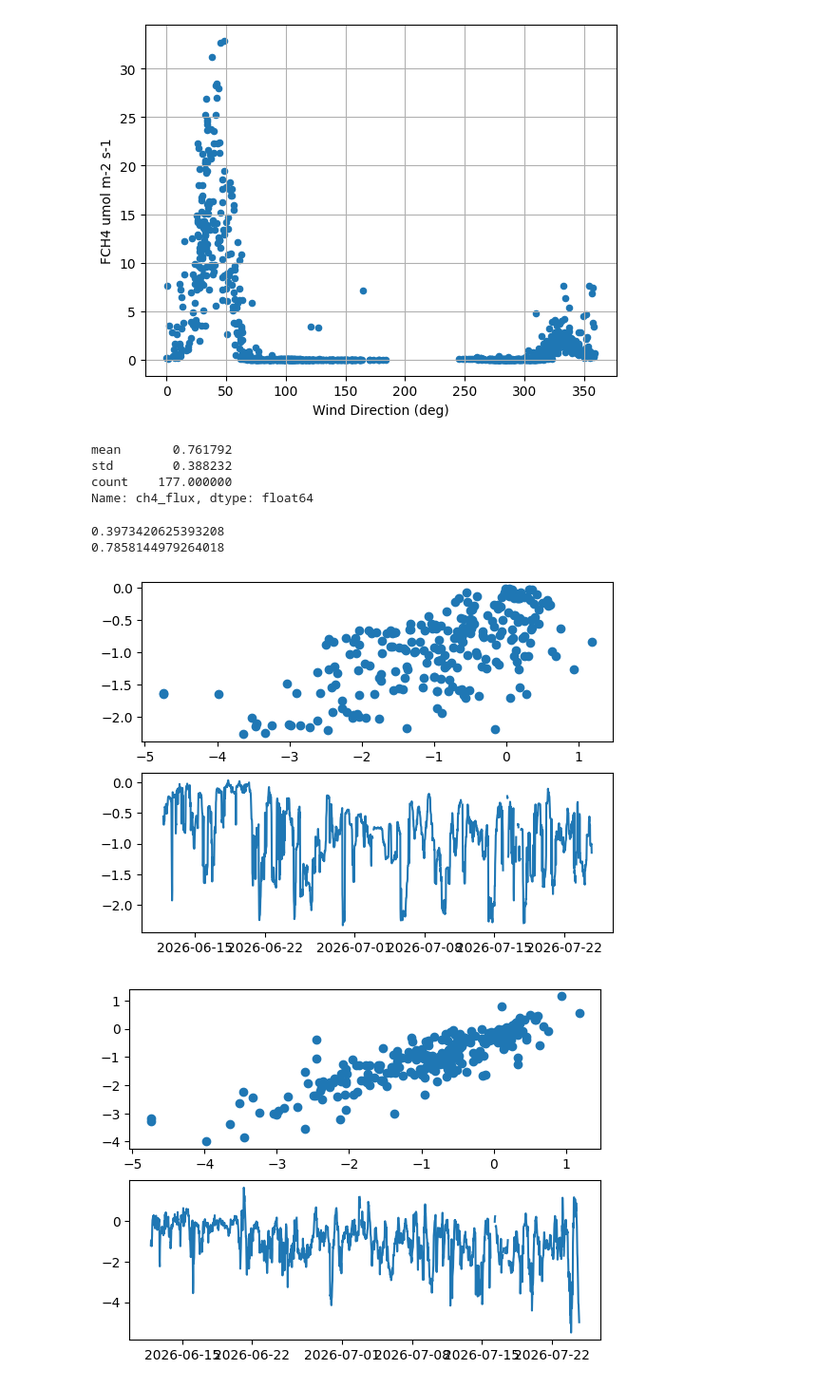
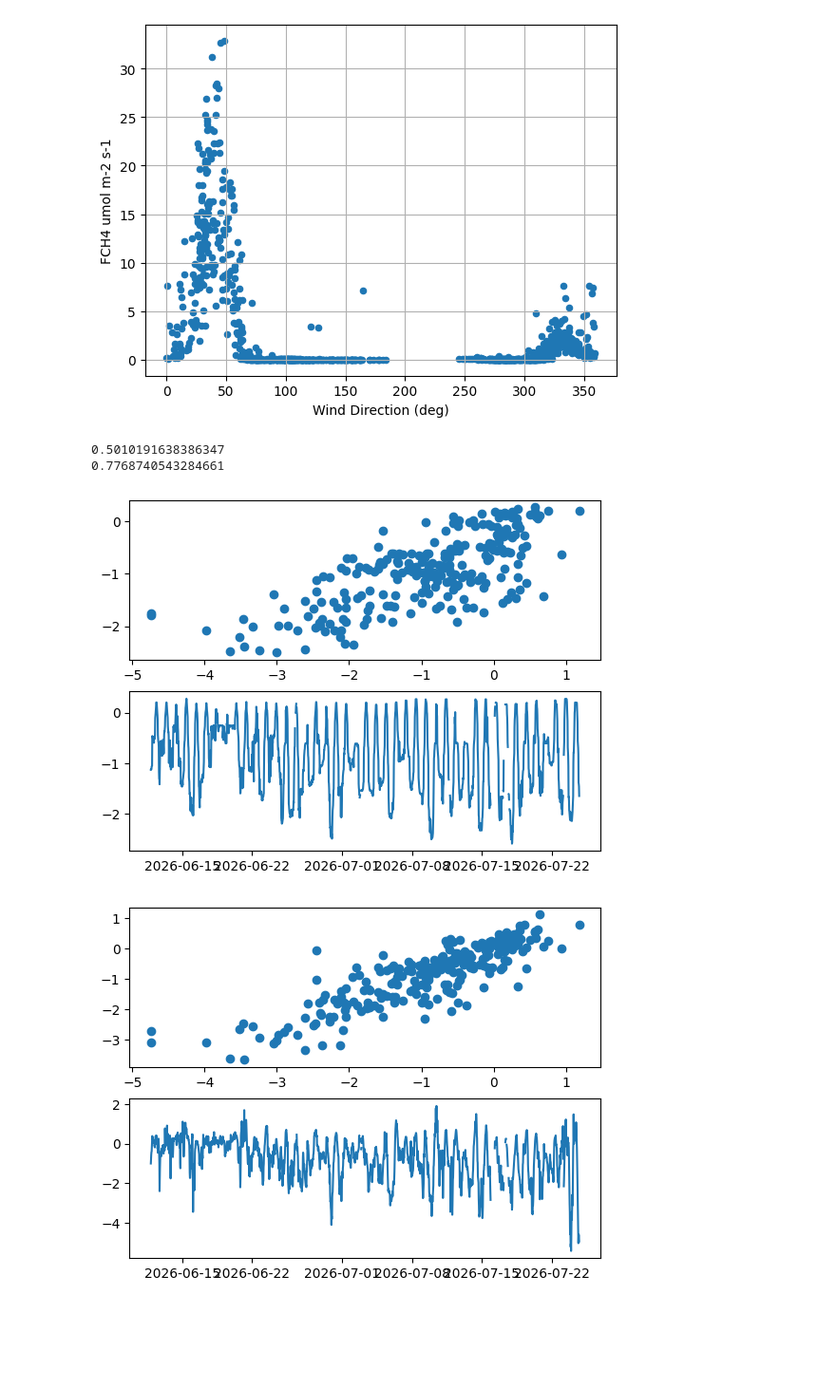
Before and after one commit to CANFLUX/pyFluxPipeline, a Jupyter notebook: .hidden/RDEC_quick_and_dirty.ipynb, the cells around one changed output. Shown at 95% size. Drawn from its saved outputs; the diff is of its cells as text; code cells hidden in the pictures; blank space fills up the shorter version.

```diff
--- a/.hidden/RDEC_quick_and_dirty.ipynb
+++ b/.hidden/RDEC_quick_and_dirty.ipynb
@@ -257,6 +296,6 @@ dtype: float64
 # %%
 
-filename = r"D:\data-dump\RDEC1\decompress\out_Test\eddypro_testing_full_output_2026-08-06T113719_exp.csv"
+filename = r"E:\data-dump\RDEC1\decompress\out_Test\eddypro_testing_full_output_2026-08-06T113719_exp.csv"
 cols = ['wind_dir','wind_speed','u*',
         'H','qc_H','LE','qc_LE','h2o_signal_mean',
         'co2_flux','qc_co2_flux','co2_signal_mean','co2_mixing_ratio',
@@ -273,6 +312,11 @@ kwagrs={
     # 'q_clip':False
 }
 dfsp = quick_filter(filename,cols,**kwagrs)
+
+
+dfsp = pd.concat([drange.loc[drange.index.isin(dfsp.index)],dfsp],axis=1).sort_index()
+dfsp['Solar_elevation_max'] = dfsp['Solar_elevation'].resample('D').max().resample('30min').bfill().ffill()
+
 dfsp['DOY'] = dfsp.index.dayofyear
 dfsp['Hour'] = dfsp.index.hour
 
@@ -296,7 +340,11 @@ for s in dfsp['Source'].unique():
 
 fig,ax=sp(kwargs={'figsize':(8,5)})
 # dfsp[]
-dfsp[['ch4_flux','Source']].boxplot(by='Source',ax=ax,ylabel='umol m-2 s-1')
+
+T = dfsp[['ch4_flux','Source']].copy()
+T['ch4_flux']*=1e-6*3600*16.01
+dfsp[['ch4_flux','Source']].boxplot(by='Source',ax=ax,ylabel='mg m-2 hr-1')
+plt.savefig(r'E:\Photos\SCL_RDEC\seep-boxplot.png')
 
 # dfsp[['ch4_flux','Source']].groupby('Source').describe().round(3)['ch4_flux'].sort_index(ascending=False)
 # ax.set_xticklabels(['Seep-center (20-40)','Seep-adjacent(270-20/60-90)','Background(90-270)'])
@@ -320,17 +368,25 @@ Seep-center (20-60)
 [figure]
 [figure]
 # %%
-# dfsp_test['mlp_ch4_flux'].describe()
-# (dfsp['ch4_flux']*16.01*3600*1e-6).describe()
+# # dfsp_test['mlp_ch4_flux'].describe()
+# # (dfsp['ch4_flux']*16.01*3600*1e-6).describe()
 
-(dfsp.loc[dfsp['Source']=='Seep-center (20-60)','ch4_flux']*16.01*3600*1e-6).agg(['mean','std','count'])
+# (dfsp.loc[dfsp['Source']=='Seep-center (20-60)','ch4_flux']*16.01*3600*1e-6).agg(['mean','std','count'])
+# dfsp
-# %% [output]
-mean       0.761792
-std        0.388232
-count    177.000000
-Name: ch4_flux, dtype: float64
 # %%
-x = ['wind_dir','wind_speed','air_pressure','air_temperature']
+x = ['wind_dir','wind_speed','air_pressure','air_temperature','Solar_elevation']
+
+
+dfsp['DOY'] = dfsp.index.dayofyear
+dfsp['HR'] = dfsp.index.hour
+dfsp['Month'] = dfsp.index.month
+dfsp['Year'] = dfsp.index.year
+dfsp['GS'] = 0
+dfsp.loc[dfsp.index.month == 7,'GS']=1
+dfsp.loc[dfsp.index.month == 8,'GS']=1
+dfsp.loc[dfsp.index.month == 6,'GS']=1
+# x = ['DOY','Solar_elevation_max','Solar_elevation','GS']
+
 
 dfsp_test = dfsp.copy()
 dfsp_test['wind_dir'] = 40
@@ -339,34 +395,34 @@ for y in ['co2_flux','ch4_flux']:
     T = dfsp[[y]+x].dropna()
     Y = T[y].copy()
     X = T[x].copy()
     X_train, X_test, y_train, y_test = train_test_split(X, Y, test_size=0.2, random_state=42)
 
     rf = RandomForestRegressor(min_samples_leaf=30, random_state=0)
     m = rf.fit(X_train, y_train)
     print(m.score(X_test, y_test))
     fig,ax=plt.subplots(2)
     ax[0].scatter(y_test,m.predict(X_test))
     # HR = np.array([[D,H] for D in range(1,366) for H in range(24)])
     dfsp[f"rf_{y}"] = np.nan
     dfsp.loc[dfsp[x].notna().all(axis=1), f"rf_{y}"] = m.predict(dfsp[x].dropna())
     ax[1].plot(dfsp.index,dfsp[f"rf_{y}"])
 
     scaler = StandardScaler()
     X_train_scaled = scaler.fit_transform(X_train)
     X_test_scaled = scaler.transform(X_test)
     mlp = MLPRegressor(hidden_layer_sizes=(100, 50), activation='relu', max_iter=500, random_state=42)
     mlp.fit(X_train_scaled, y_train)
     mlp.score(X_test_scaled, y_test)
 
     fig,ax=plt.subplots(2)
     ax[0].scatter(y_test,mlp.predict(X_test_scaled))
     # predictions = mlp.predict(scaler.transform(df[x].dropna()))
     dfsp[f"mlp_{y}"] = np.nan
     dfsp.loc[dfsp[x].notna().all(axis=1), f"mlp_{y}"] = mlp.predict(scaler.transform(dfsp[x].dropna()))
     ax[1].plot(dfsp.index,dfsp[f"mlp_{y}"])
     dfsp_test.loc[dfsp_test[x].notna().all(axis=1), f"mlp_{y}"] = mlp.predict(scaler.transform(dfsp_test[x].dropna()))
 # %% [output]
-0.3973420625393208
-0.7858144979264018
+0.5010191638386347
+0.7768740543284661
-[figure, old version]
+[figure, new version]
-[figure, old version]
+[figure, new version]
```
Also changed, not shown: parts of 15 cells of this notebook, 1 other file.
